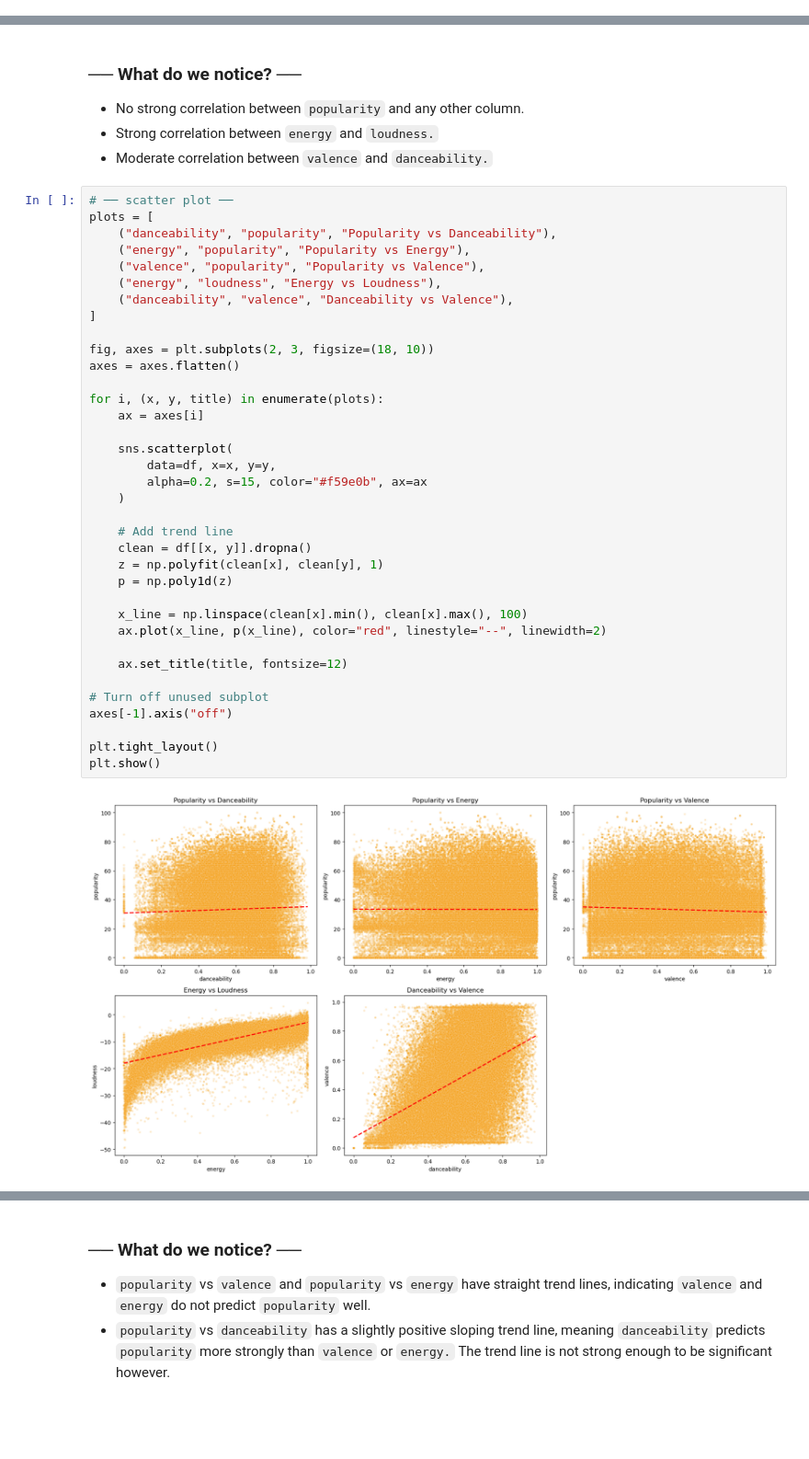
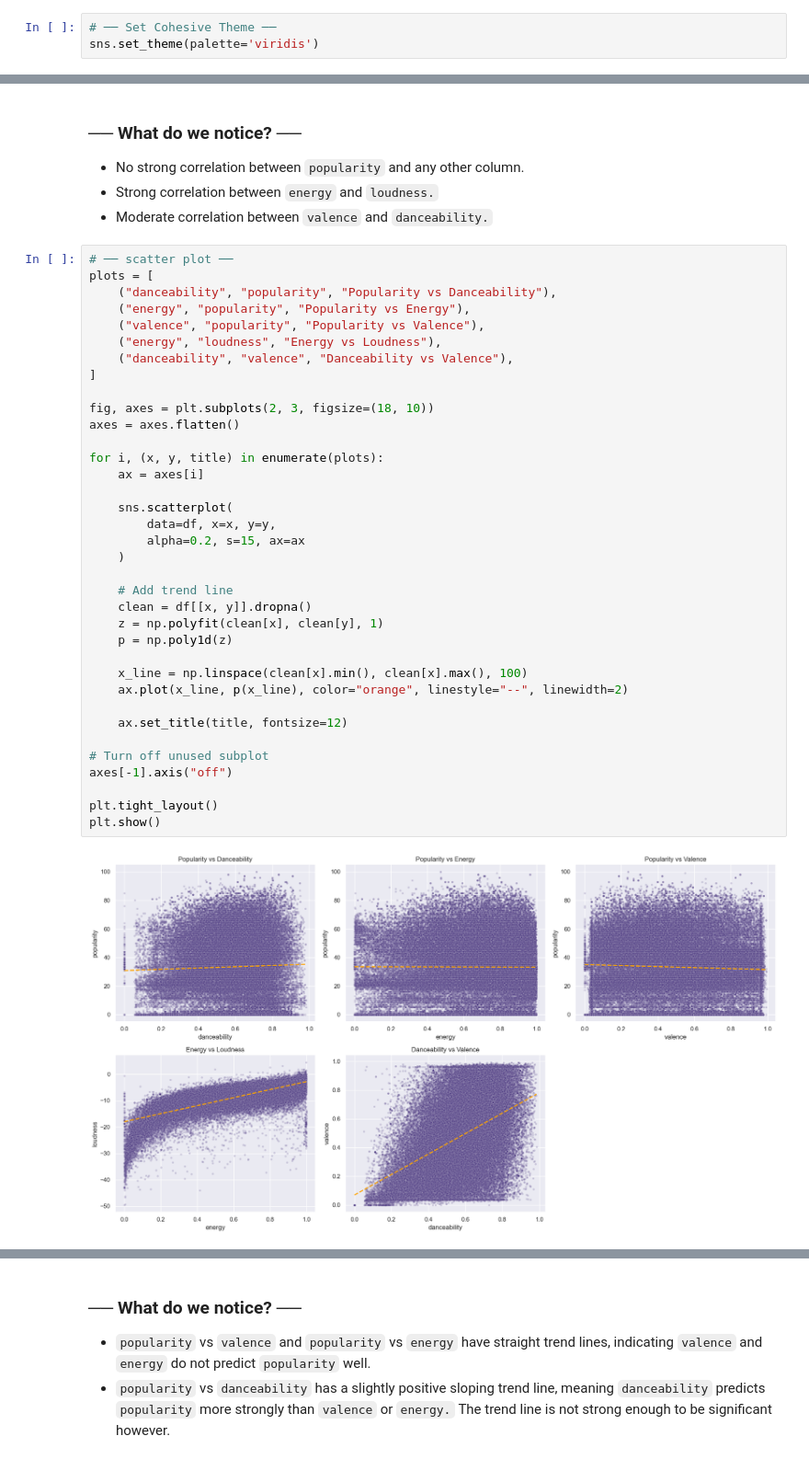
Before and after one commit to vampdevice/spotify-analysis, a Jupyter notebook: spotify_analysis.ipynb, the cells around one changed output, grey strips where cells are left out. Shown at 92% size. Drawn from its saved outputs; the diff is of its cells as text; blank space fills up the shorter version.

```diff
--- a/spotify_analysis.ipynb
+++ b/spotify_analysis.ipynb
@@ -19,6 +19,9 @@ import seaborn as sns
 
 # ── PCA Analysis and Clustering ──
 import sklearn
+# %%
+# ── Set Cohesive Theme ──
+sns.set_theme(palette='viridis')
 # %% [markdown]
 ## Step 1: Load Dataset
 ### Read data into memory; first look
@@ -563,36 +547,36 @@ plots = [
     ("valence", "popularity", "Popularity vs Valence"),
     ("energy", "loudness", "Energy vs Loudness"),
     ("danceability", "valence", "Danceability vs Valence"),
 ]
 
 fig, axes = plt.subplots(2, 3, figsize=(18, 10))
 axes = axes.flatten()
 
 for i, (x, y, title) in enumerate(plots):
     ax = axes[i]
 
     sns.scatterplot(
         data=df, x=x, y=y,
-        alpha=0.2, s=15, color="#f59e0b", ax=ax
+        alpha=0.2, s=15, ax=ax
     )
 
     # Add trend line
     clean = df[[x, y]].dropna()
     z = np.polyfit(clean[x], clean[y], 1)
     p = np.poly1d(z)
 
     x_line = np.linspace(clean[x].min(), clean[x].max(), 100)
-    ax.plot(x_line, p(x_line), color="red", linestyle="--", linewidth=2)
+    ax.plot(x_line, p(x_line), color="orange", linestyle="--", linewidth=2)
 
     ax.set_title(title, fontsize=12)
 
 # Turn off unused subplot
 axes[-1].axis("off")
 
 plt.tight_layout()
 plt.show()
 # %% [output]
-[figure, old version]
+[figure, new version]
 # %% [markdown]
 ![Figure 5](images/scatterplot.png)
 # %% [markdown]
```
Also changed, not shown: parts of 8 cells of this notebook, 9 other files.
